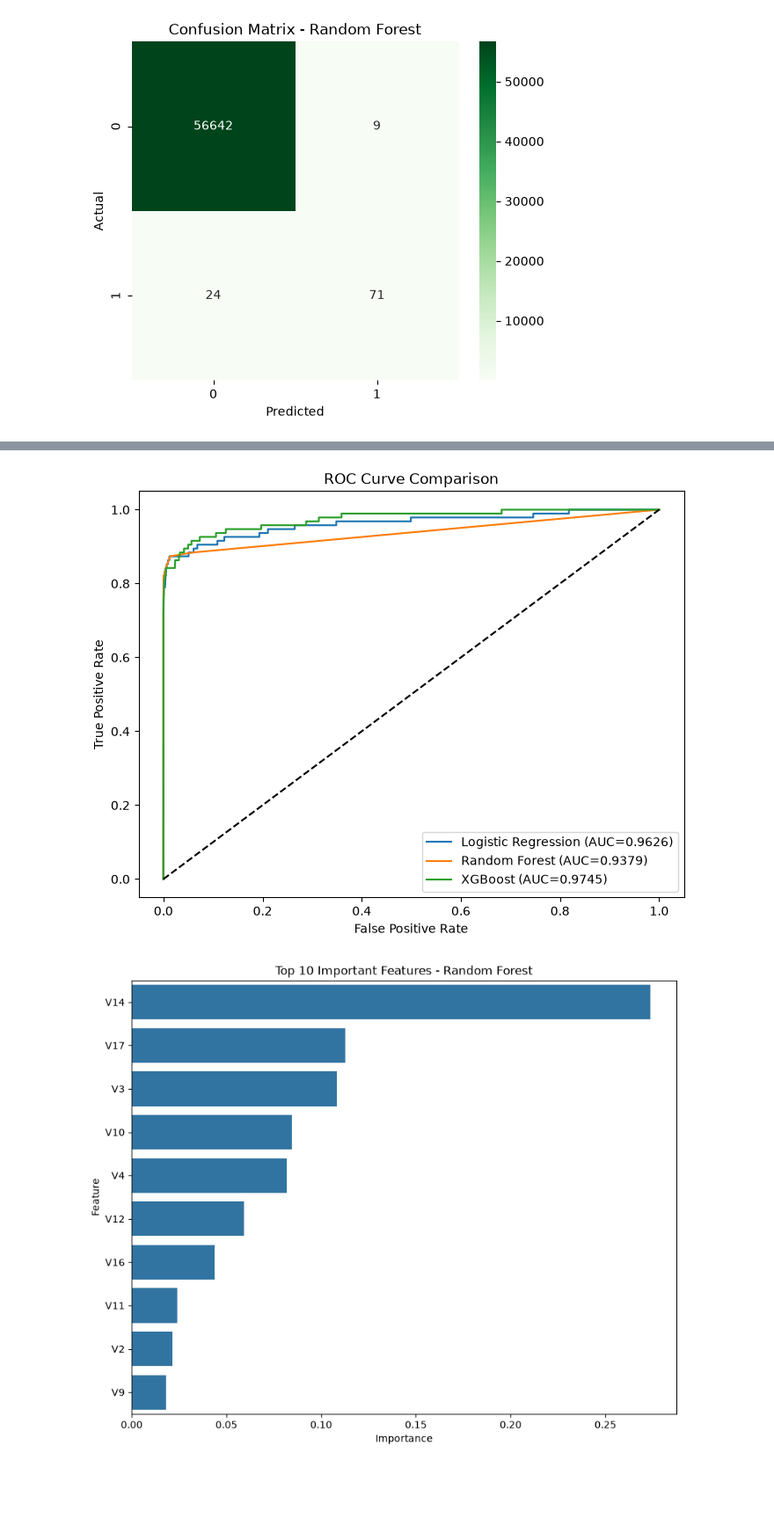
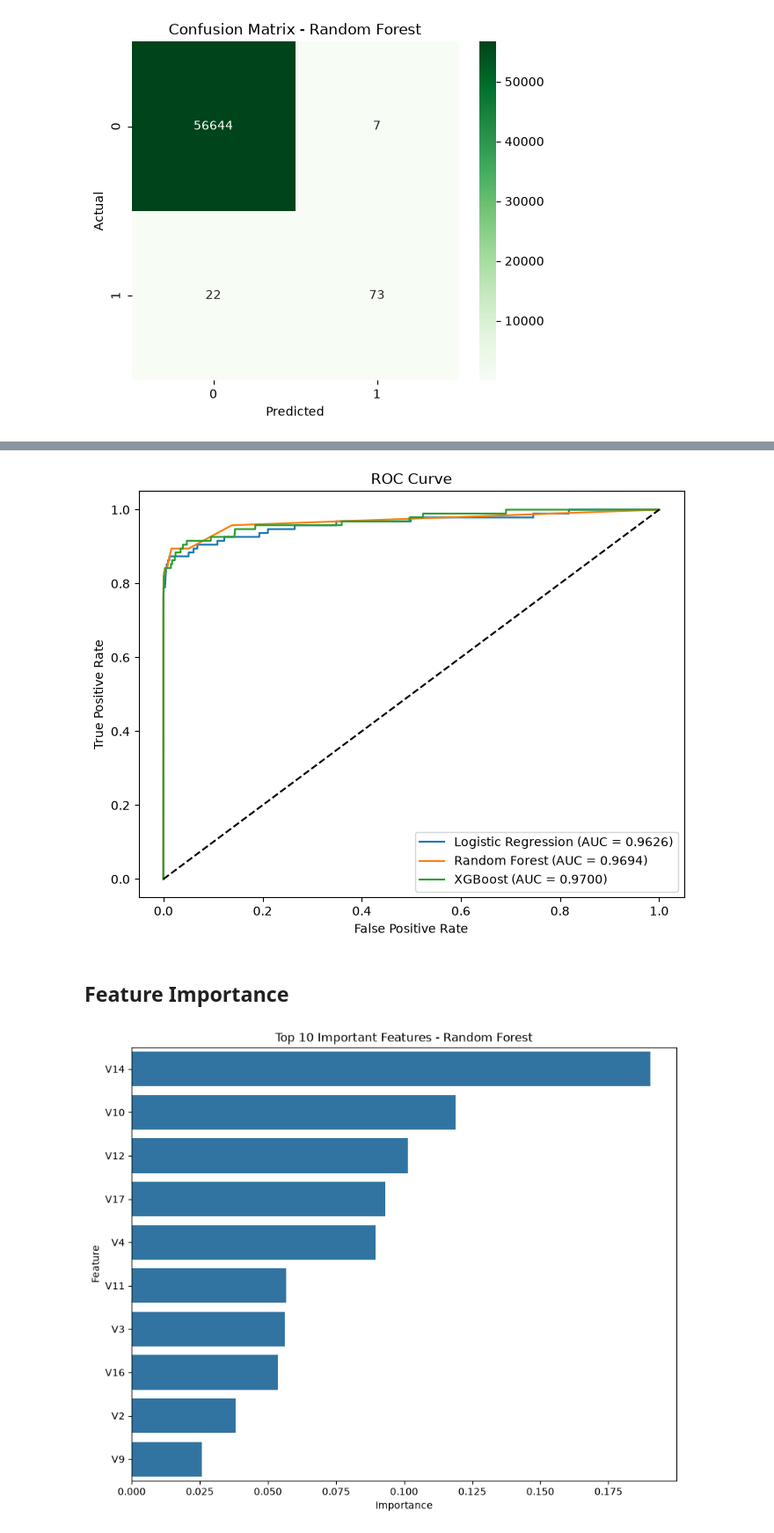
Before and after one commit to akshreyagupta28-source/Credit-Card-Fraud-Detection, a Jupyter notebook: notebook/Credit_Card_Fraud_Detection.ipynb, the cells around one changed output, grey strips where cells are left out. Shown at 88% size. Saved outputs shown, nothing was run; the diff lists cells and outputs as text; code cells hidden in the pictures; blank space fills up the shorter version.

```diff
--- a/notebook/Credit_Card_Fraud_Detection.ipynb
+++ b/notebook/Credit_Card_Fraud_Detection.ipynb
@@ -487,14 +268,6 @@ y_train_smote: (453204,)
 # %%
-from sklearn.ensemble import RandomForestClassifier
-
-rf_model = RandomForestClassifier(
-    n_estimators=30,
-    random_state=42,
-    n_jobs=-1,
-    max_depth=15
-)
-
+rf_model = RandomForestClassifier(n_estimators=100, random_state=42, n_jobs=-1)
 rf_model.fit(X_train_smote, y_train_smote)
 
-print("Random Forest trained successfully!")
+print("Training done!")
 # %% [output]
@@ -562,12 +274,0 @@ plt.show()
-# %%
-from sklearn.ensemble import RandomForestClassifier
-
-rf_model = RandomForestClassifier(
-    n_estimators=30,
-    random_state=42,
-    n_jobs=-1
-)
-
-rf_model.fit(X_train_smote, y_train_smote)
-
-print("Random Forest Trained Successfully!")
@@ -733,57 +407,32 @@ xgb_fpr, xgb_tpr, _ = roc_curve(y_test, xgb_probs)
 # %%
 plt.figure(figsize=(8,6))
 
-plt.plot(
-    lr_fpr,
-    lr_tpr,
-    label=f"Logistic Regression (AUC={roc_auc_score(y_test, lr_probs):.4f})"
-)
-
-plt.plot(
-    rf_fpr,
-    rf_tpr,
-    label=f"Random Forest (AUC={roc_auc_score(y_test, rf_probs):.4f})"
-)
-
-plt.plot(
-    xgb_fpr,
-    xgb_tpr,
-    label=f"XGBoost (AUC={roc_auc_score(y_test, xgb_probs):.4f})"
-)
-
-plt.plot([0,1],[0,1],'k--')
+plt.plot(lr_fpr, lr_tpr, label=f"Logistic Regression (AUC = {roc_auc_score(y_test, lr_probs):.4f})")
+plt.plot(rf_fpr, rf_tpr, label=f"Random Forest (AUC = {roc_auc_score(y_test, rf_probs):.4f})")
+plt.plot(xgb_fpr, xgb_tpr, label=f"XGBoost (AUC = {roc_auc_score(y_test, xgb_probs):.4f})")
+plt.plot([0,1], [0,1], 'k--')
 
 plt.xlabel("False Positive Rate")
 plt.ylabel("True Positive Rate")
-plt.title("ROC Curve Comparison")
-
+plt.title("ROC Curve")
 plt.legend()
-
+plt.savefig("../image/roc_curve.png", dpi=150, bbox_inches="tight")
 plt.show()
 # %% [output]
-[figure, old version]
+[figure, new version]
+# %% [markdown]
+## Feature Importance
 # %%
-feature_importance = pd.DataFrame({
+fi = pd.DataFrame({
     "Feature": X.columns,
     "Importance": rf_model.feature_importances_
-})
-
-feature_importance = feature_importance.sort_values(
-    by="Importance",
-    ascending=False
-)
+}).sort_values("Importance", ascending=False)
 
 plt.figure(figsize=(10,8))
-
-sns.barplot(
-    data=feature_importance.head(10),
-    x="Importance",
-    y="Feature"
-)
-
+sns.barplot(data=fi.head(10), x="Importance", y="Feature")
 plt.title("Top 10 Important Features - Random Forest")
-
+plt.savefig("../image/feature_importance_rf.png", dpi=150, bbox_inches="tight")
 plt.show()
 # %% [output]
-[figure, old version]
+[figure, new version]
 # %%
```
Also changed, not shown: parts of 106 cells of this notebook, 14 other files.
